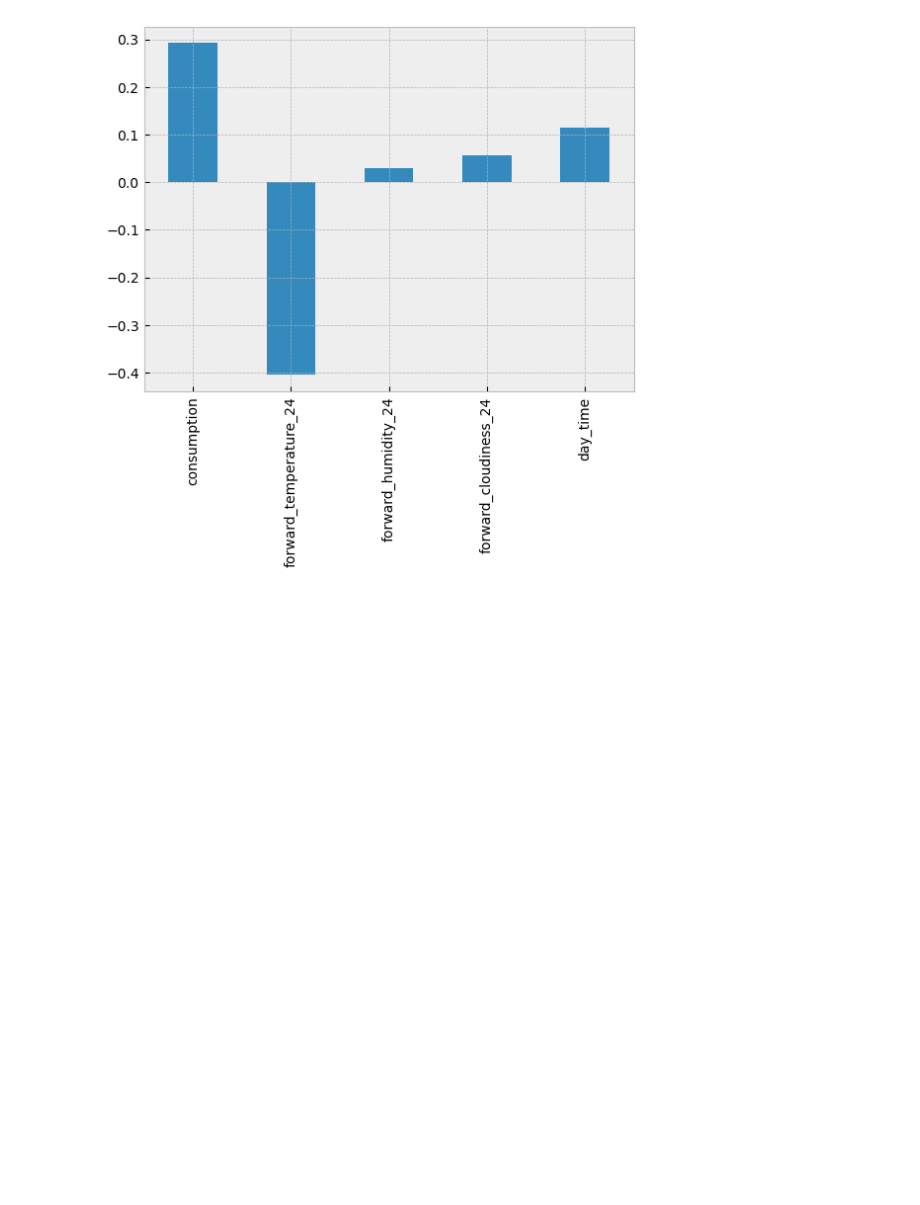
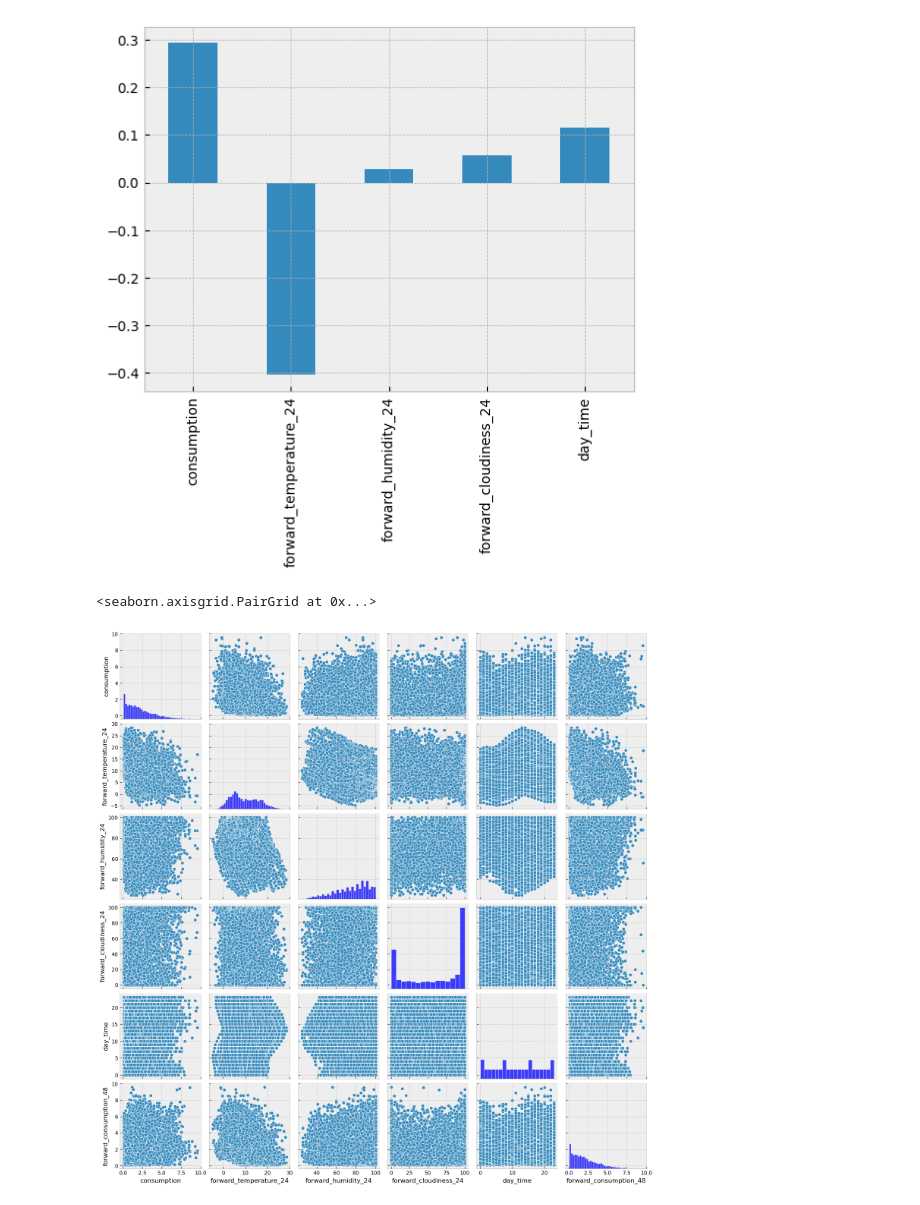
Before and after one commit to StrangeLve/EnergyForecasting, a Jupyter notebook: notebooks/EDA_single_sample_hourly.ipynb, the cells around one changed output. Cells and saved outputs as stored; diff of their text form; code cells hidden in the pictures; blank space fills up the shorter version.

```diff
--- a/notebooks/EDA_single_sample_hourly.ipynb
+++ b/notebooks/EDA_single_sample_hourly.ipynb
@@ -215,3 +216,10 @@ corr['forward_consumption_48'].iloc[:-1].plot.bar()
 # %% [output]
 <AxesSubplot:>
 [figure]
+# %%
+sns.pairplot(df[['consumption', 'forward_temperature_24', 'forward_humidity_24',
+                   'forward_cloudiness_24', 'day_time',
+                   'forward_consumption_48']])
+# %% [output]
+<seaborn.axisgrid.PairGrid at 0x...>
+[figure, added]
```
Also changed, not shown: parts of 7 cells of this notebook, 4 other files.
